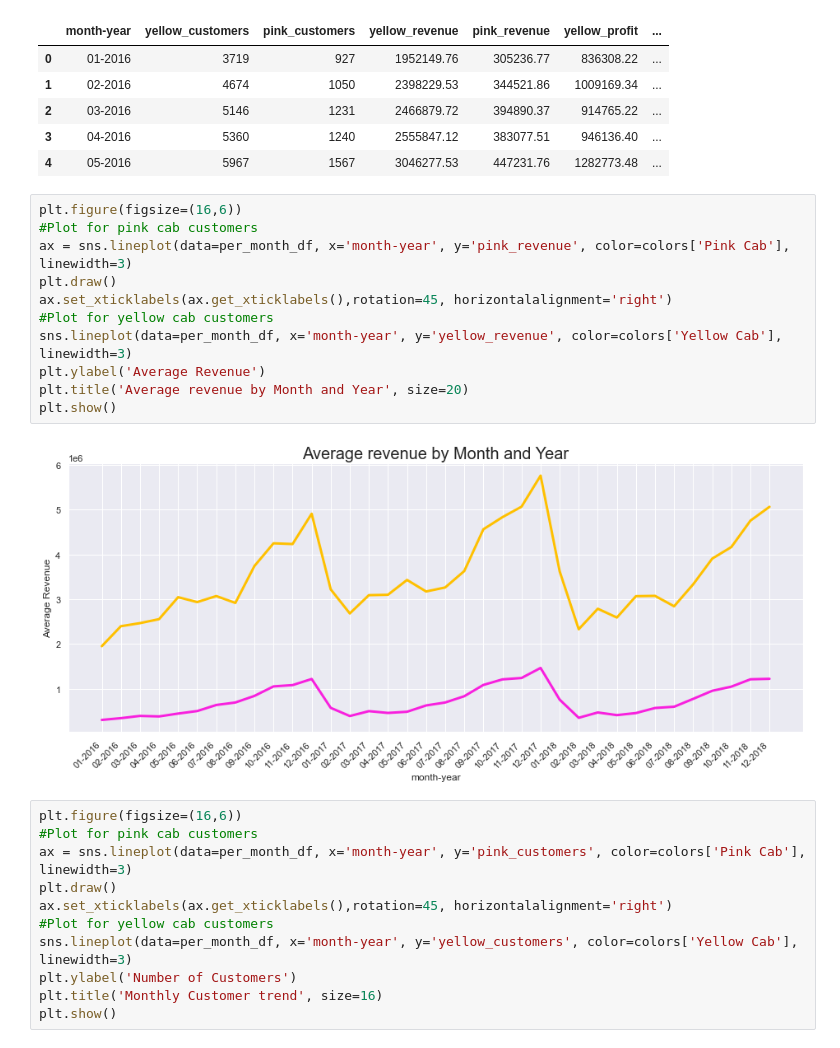
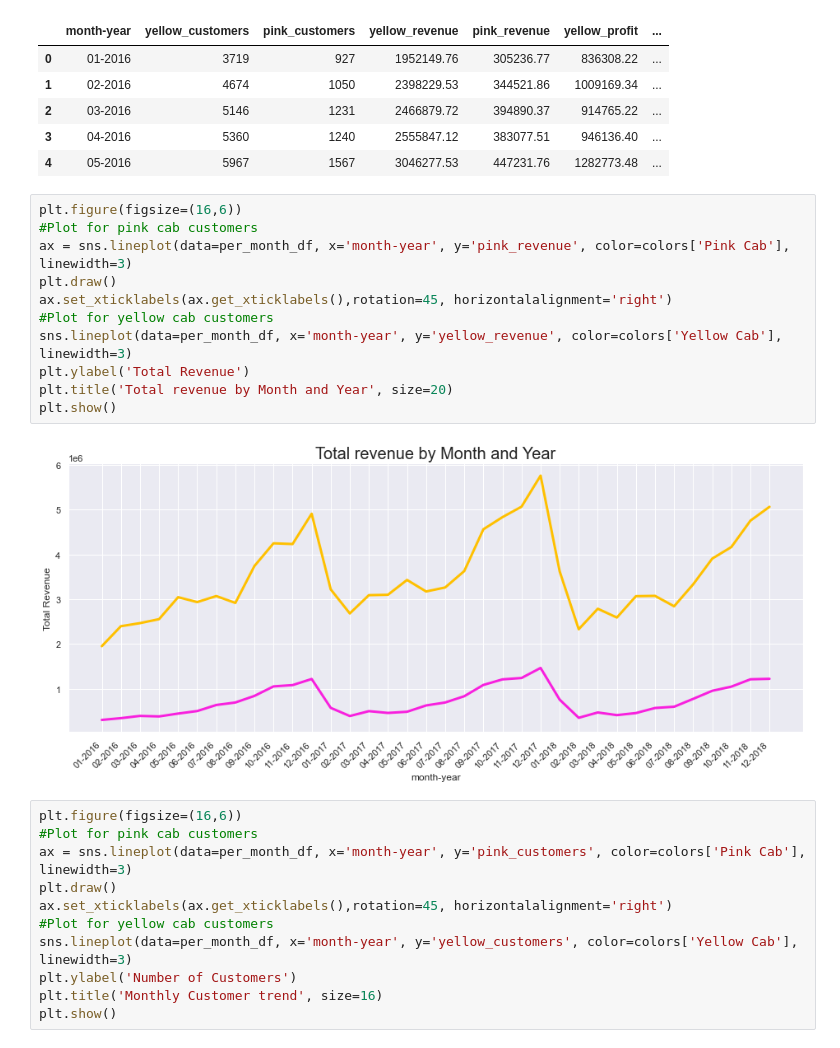
Before and after one commit to yashjadwani/Week2, a Jupyter notebook: Week2_G2M_CAB.ipynb, the cells around one changed output. Drawn from its saved outputs; the diff is of its cells as text.

```diff
--- a/Week2_G2M_CAB.ipynb
+++ b/Week2_G2M_CAB.ipynb
@@ -650,16 +648,16 @@ per_month_df.head()
 # %%
 plt.figure(figsize=(16,6))
 #Plot for pink cab customers
 ax = sns.lineplot(data=per_month_df, x='month-year', y='pink_revenue', color=colors['Pink Cab'], linewidth=3)
 plt.draw()
 ax.set_xticklabels(ax.get_xticklabels(),rotation=45, horizontalalignment='right')
 #Plot for yellow cab customers
 sns.lineplot(data=per_month_df, x='month-year', y='yellow_revenue', color=colors['Yellow Cab'], linewidth=3)
-plt.ylabel('Average Revenue')
-plt.title('Average revenue by Month and Year', size=20)
+plt.ylabel('Total Revenue')
+plt.title('Total revenue by Month and Year', size=20)
 plt.show()
 # %% [output]
-[figure, old version]
+[figure, new version]
 # %%
 plt.figure(figsize=(16,6))
 #Plot for pink cab customers
```
Also changed, not shown: parts of 42 cells of this notebook.
